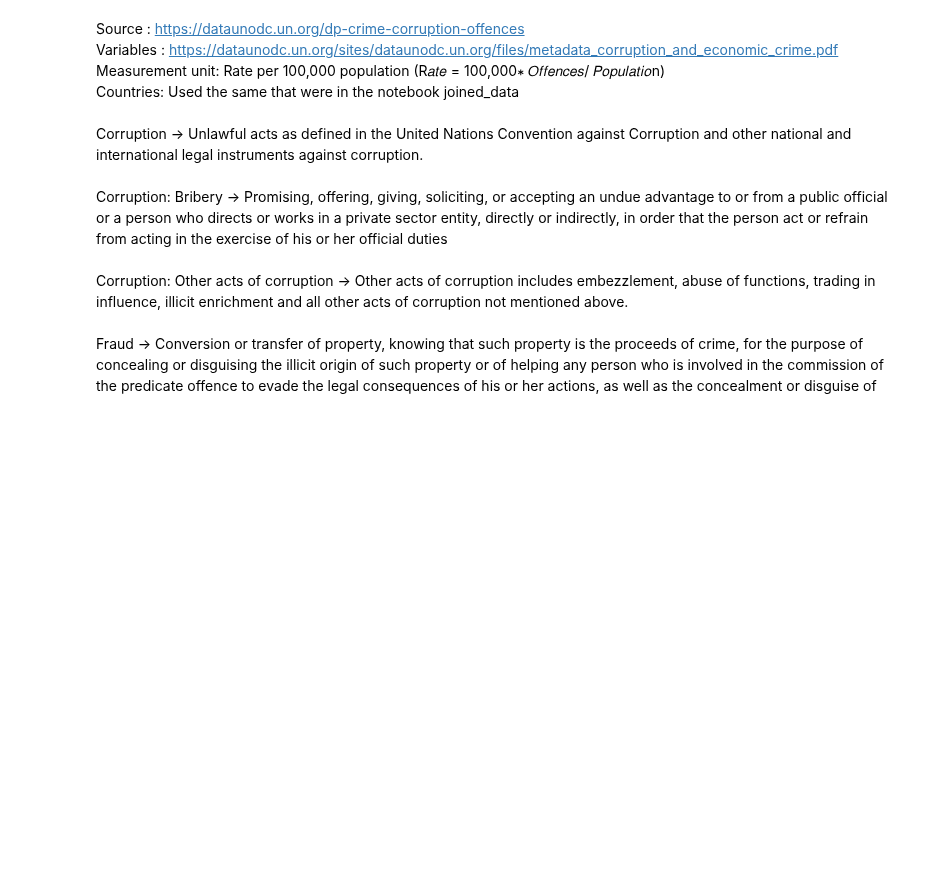
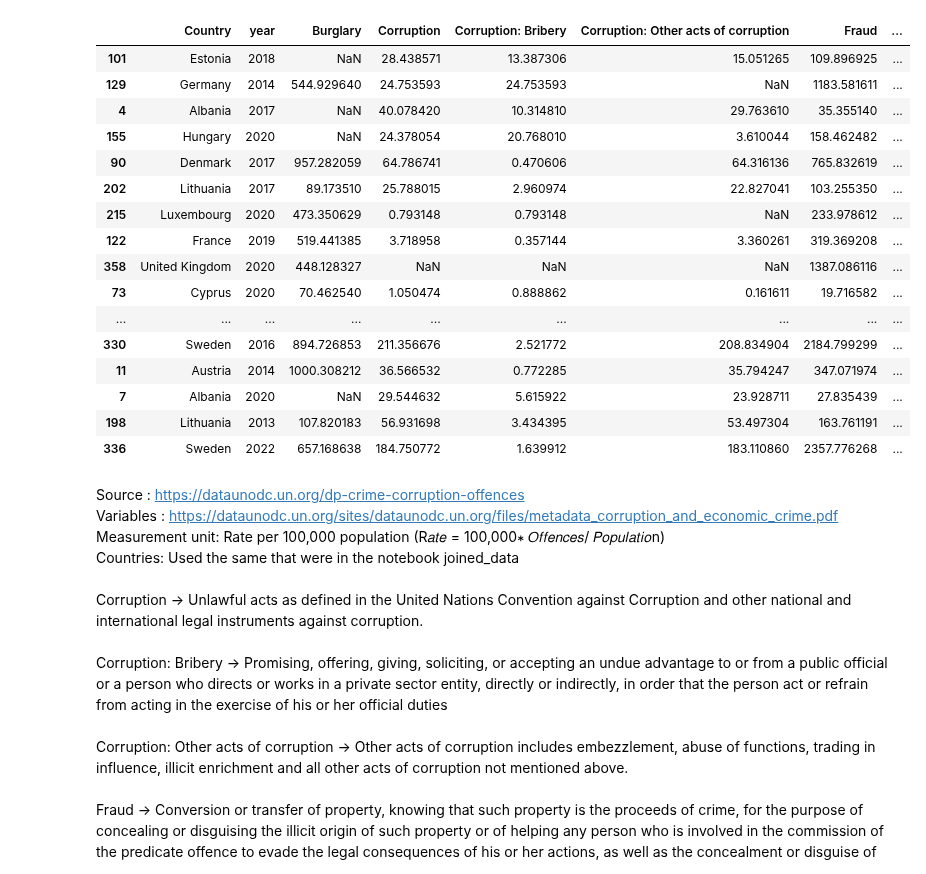
Before and after one commit to gonlyplease/corruption_analysis_europe, a Jupyter notebook: notebooks/exploring_un_corruption.ipynb, the cells around one changed output. Saved outputs shown, nothing was run; the diff lists cells and outputs as text; code cells hidden in the pictures; blank space fills up the shorter version.

```diff
--- a/notebooks/exploring_un_corruption.ipynb
+++ b/notebooks/exploring_un_corruption.ipynb
@@ -7,6 +7,64 @@ from sklearn.preprocessing import StandardScaler
 from sklearn.cluster import KMeans
 from sklearn.decomposition import PCA
 import matplotlib.pyplot as plt
+# %%
+import pandas as pd
+
+# Load and preprocess data
+un_data = pd.read_excel("../data/raw/un_corruption.xlsx")
+un_data.columns = un_data.iloc[1]
+un_data = un_data[2:].reset_index(drop=True)
+
+# Convert data types
+un_data["year"] = pd.to_numeric(un_data["Year"])
+un_data["VALUE"] = pd.to_numeric(un_data["VALUE"])
+
+# Filter relevant data
+un_data = un_data[(un_data['Indicator'] == 'Offences') &
+                  (un_data['year'].between(2013, 2023)) &
+                  (un_data['Unit of measurement'] == 'Rate per 100,000 population')]
+
+# Drop unnecessary columns
+un_data.drop(columns=["Dimension", "Sex", "Age", "Source", "Region", "Indicator", "Year",
+                      "Unit of measurement", "Iso3_code", "Subregion"], inplace=True)
+
+# Standardize country names
+country_mapping = {
+    'Netherlands (Kingdom of the)': "Netherlands",
+    'United Kingdom (England and Wales)': "United Kingdom"
+}
+un_data["Country"] = un_data["Country"].replace(country_mapping)
+
+# Load mapping data
+mapping_data = pd.read_csv('../data/processed/merged_.csv')
+
+# Filter out countries not in mapping data
+valid_countries = set(mapping_data['country'])
+un_data = un_data[un_data['Country'].isin(valid_countries)].reset_index(drop=True)
+
+# Pivot data for better analysis
+pivoted_data = un_data.pivot(index=['Country', 'year'], columns='Category', values='VALUE').reset_index()
+pivoted_data.columns.name = None
+# %%
+pivoted_data.sample(20)
+# %% [output]
+|  | Country | year | Burglary | Corruption | Corruption: Bribery | Corruption: Other acts of corruption | Fraud | ... |
+| 101 | Estonia | 2018 | NaN | 28.438571 | 13.387306 | 15.051265 | 109.896925 | ... |
+| 129 | Germany | 2014 | 544.929640 | 24.753593 | 24.753593 | NaN | 1183.581611 | ... |
+| 4 | Albania | 2017 | NaN | 40.078420 | 10.314810 | 29.763610 | 35.355140 | ... |
+| 155 | Hungary | 2020 | NaN | 24.378054 | 20.768010 | 3.610044 | 158.462482 | ... |
+| 90 | Denmark | 2017 | 957.282059 | 64.786741 | 0.470606 | 64.316136 | 765.832619 | ... |
+| 202 | Lithuania | 2017 | 89.173510 | 25.788015 | 2.960974 | 22.827041 | 103.255350 | ... |
+| 215 | Luxembourg | 2020 | 473.350629 | 0.793148 | 0.793148 | NaN | 233.978612 | ... |
+| 122 | France | 2019 | 519.441385 | 3.718958 | 0.357144 | 3.360261 | 319.369208 | ... |
+| 358 | United Kingdom | 2020 | 448.128327 | NaN | NaN | NaN | 1387.086116 | ... |
+| 73 | Cyprus | 2020 | 70.462540 | 1.050474 | 0.888862 | 0.161611 | 19.716582 | ... |
+| ... | ... | ... | ... | ... | ... | ... | ... | ... |
+| 330 | Sweden | 2016 | 894.726853 | 211.356676 | 2.521772 | 208.834904 | 2184.799299 | ... |
+| 11 | Austria | 2014 | 1000.308212 | 36.566532 | 0.772285 | 35.794247 | 347.071974 | ... |
+| 7 | Albania | 2020 | NaN | 29.544632 | 5.615922 | 23.928711 | 27.835439 | ... |
+| 198 | Lithuania | 2013 | 107.820183 | 56.931698 | 3.434395 | 53.497304 | 163.761191 | ... |
+| 336 | Sweden | 2022 | 657.168638 | 184.750772 | 1.639912 | 183.110860 | 2357.776268 | ... |
 # %% [markdown]
 Source : https://dataunodc.un.org/dp-crime-corruption-offences <br>
 Variables : https://dataunodc.un.org/sites/dataunodc.un.org/files/metadata_corruption_and_economic_crime.pdf <br>
```
Also changed, not shown: parts of 6 cells of this notebook, 2 other files.
